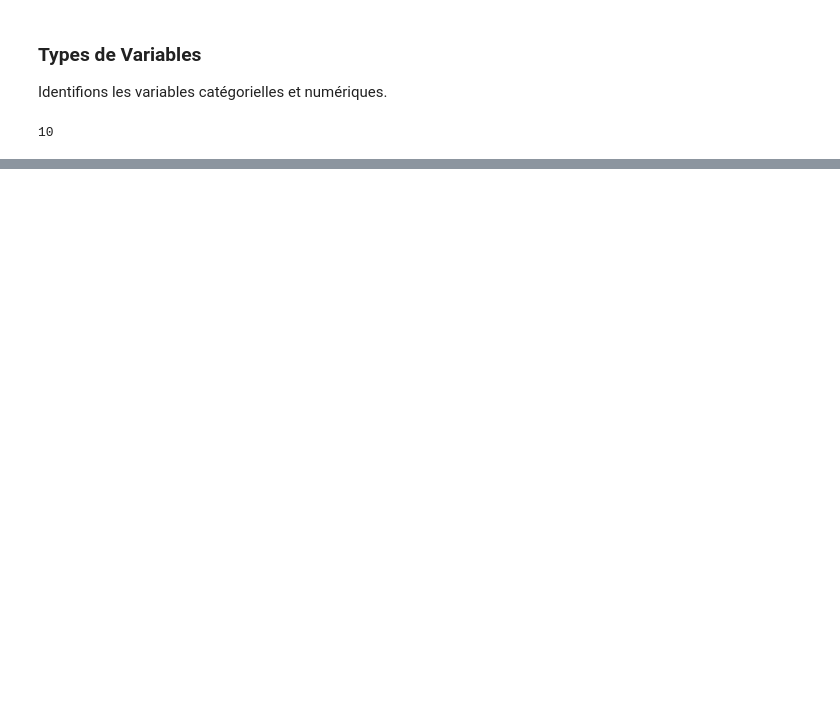
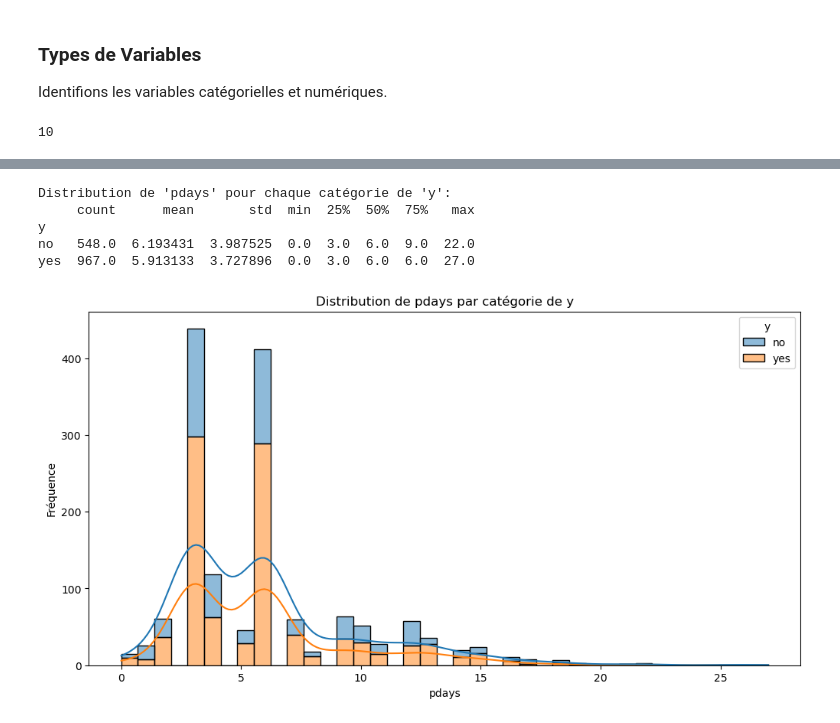
Before and after one commit to salif95/Bank_Marketing, a Jupyter notebook: bank_marketing.ipynb, the cells around one changed output, grey strips where cells are left out. Drawn from its saved outputs; the diff is of its cells as text; code cells hidden in the pictures; blank space fills up the shorter version.

```diff
--- a/bank_marketing.ipynb
+++ b/bank_marketing.ipynb
@@ -282 +473,4 @@ dtype: float64
+# %%
+# Remplacer les valeurs '999' de 'pdays' par NaN
+bank_df['pdays'] = bank_df['pdays'].replace(999, np.nan)
 # %%
@@ -301,0 +491,5 @@ memory usage: 6.6+ MB
+# %%
+# Calculer la moyenne de 'pdays' pour chaque catégorie de 'y'
+pdays_mean = bank_df.groupby('y')['pdays'].mean()
+print("Moyenne de 'pdays' pour chaque catégorie de 'y':")
+print(pdays_mean)
@@ -301,0 +502,13 @@ memory usage: 6.6+ MB
+# %%
+# Fonction pour imputer les valeurs manquantes de 'pdays'
+def impute_pdays(row):
+    if pd.isna(row['pdays']):
+        return pdays_mean[row['y']]
+    else:
+        return row['pdays']
+# %%
+# Appliquer l'imputation
+bank_df['pdays'] = bank_df.apply(impute_pdays, axis=1)
+
+# Vérifier les modifications
+print(bank_df['pdays'].head(10))
@@ -301,0 +542,21 @@ memory usage: 6.6+ MB
+# %%
+# Calculer la distribution de 'pdays' pour chaque catégorie de 'y'
+pdays_distribution = bank_df.groupby('y')['pdays'].describe()
+print("\nDistribution de 'pdays' pour chaque catégorie de 'y':")
+print(pdays_distribution)
+# %% [output]
+Distribution de 'pdays' pour chaque catégorie de 'y':
+     count      mean       std  min  25%  50%  75%   max
+y
+no   548.0  6.193431  3.987525  0.0  3.0  6.0  9.0  22.0
+yes  967.0  5.913133  3.727896  0.0  3.0  6.0  6.0  27.0
+# %%
+# Histogramme de 'pdays' pour chaque catégorie de 'y'
+plt.figure(figsize=(12, 6))
+sns.histplot(bank_df, x='pdays', hue='y', multiple='stack', kde=True)
+plt.title('Distribution de pdays par catégorie de y')
+plt.xlabel('pdays')
+plt.ylabel('Fréquence')
+plt.show()
+# %% [output]
+[figure, added]
```
Also changed, not shown: parts of 37 cells of this notebook.
